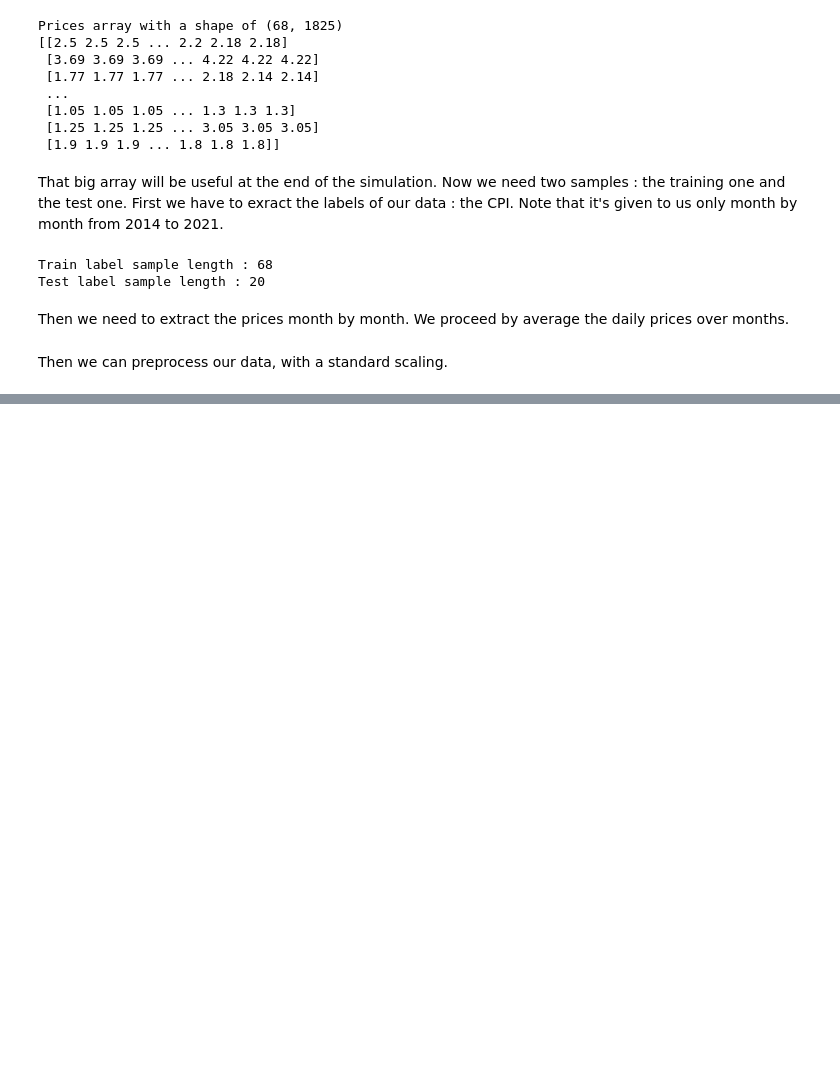
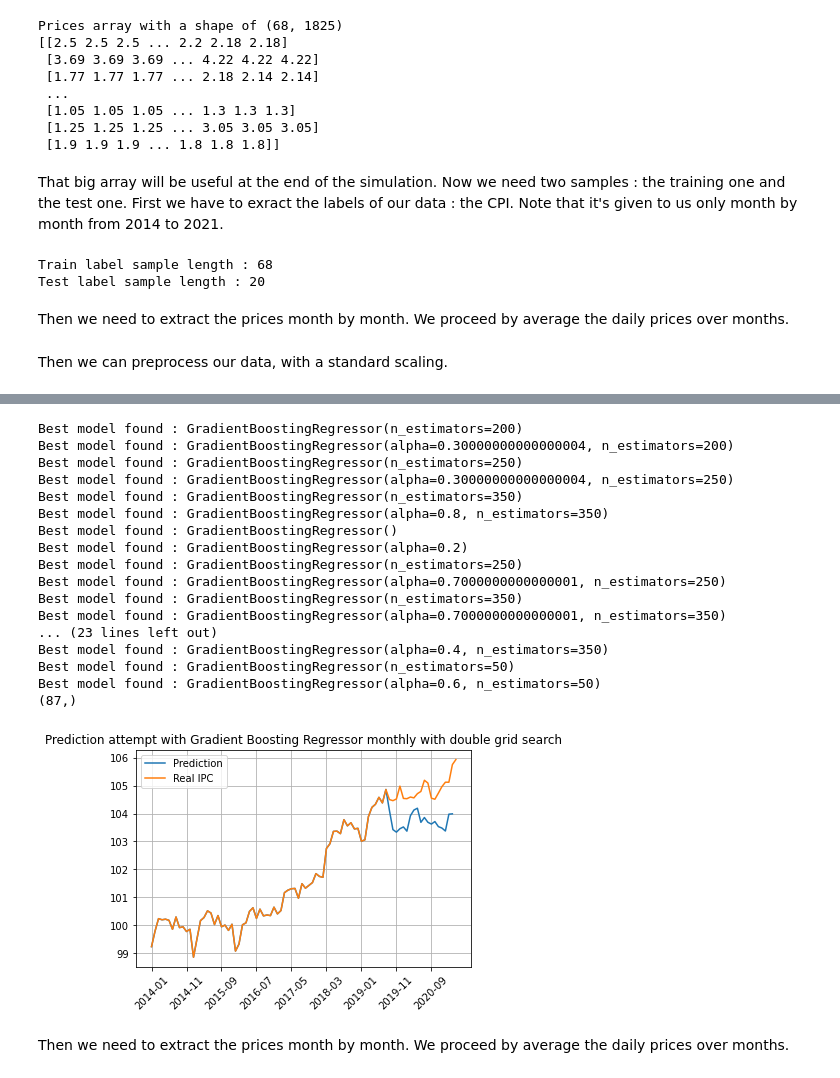
Before and after one commit to TristanBeuzelin/Projet-info-BNP, a Jupyter notebook: programms/simulations/test-cross-validation/Cross-validation.ipynb, the cells around one changed output, grey strips where cells are left out. Cells and saved outputs as stored; diff of their text form; code cells hidden in the pictures; blank space fills up the shorter version.

```diff
--- a/programms/simulations/test-cross-validation/Cross-validation.ipynb
+++ b/programms/simulations/test-cross-validation/Cross-validation.ipynb
@@ -148,0 +185,27 @@ Best model found : GradientBoostingRegressor(n_estimators=25)
+# %%
+parameters = ['n_estimators', 'alpha']
+values = [np.arange(50, 500, 50), np.arange(0.1, 1.0, 0.1)]
+Predict = Prediction_monthly_with_grid(GradientBoostingRegressor(loss='ls'), parameters, values, IPC_test, IPC_train, prices_test, prices_train)
+print(Predict.shape)
+Graph(Predict, IPC, 'Gradient Boosting Regressor monthly with double grid search')
+# %% [output]
+Best model found : GradientBoostingRegressor(n_estimators=200)
+Best model found : GradientBoostingRegressor(alpha=0.30000000000000004, n_estimators=200)
+Best model found : GradientBoostingRegressor(n_estimators=250)
+Best model found : GradientBoostingRegressor(alpha=0.30000000000000004, n_estimators=250)
+Best model found : GradientBoostingRegressor(n_estimators=350)
+Best model found : GradientBoostingRegressor(alpha=0.8, n_estimators=350)
+Best model found : GradientBoostingRegressor()
+Best model found : GradientBoostingRegressor(alpha=0.2)
+Best model found : GradientBoostingRegressor(n_estimators=250)
+Best model found : GradientBoostingRegressor(alpha=0.7000000000000001, n_estimators=250)
+Best model found : GradientBoostingRegressor(n_estimators=350)
+Best model found : GradientBoostingRegressor(alpha=0.7000000000000001, n_estimators=350)
+... (23 lines left out)
+Best model found : GradientBoostingRegressor(alpha=0.4, n_estimators=350)
+Best model found : GradientBoostingRegressor(n_estimators=50)
+Best model found : GradientBoostingRegressor(alpha=0.6, n_estimators=50)
+(87,)
+[figure, added]
+# %% [markdown]
+Then we need to extract the prices month by month. We proceed by average the daily prices over months.
```
Also changed, not shown: parts of 10 cells of this notebook.
